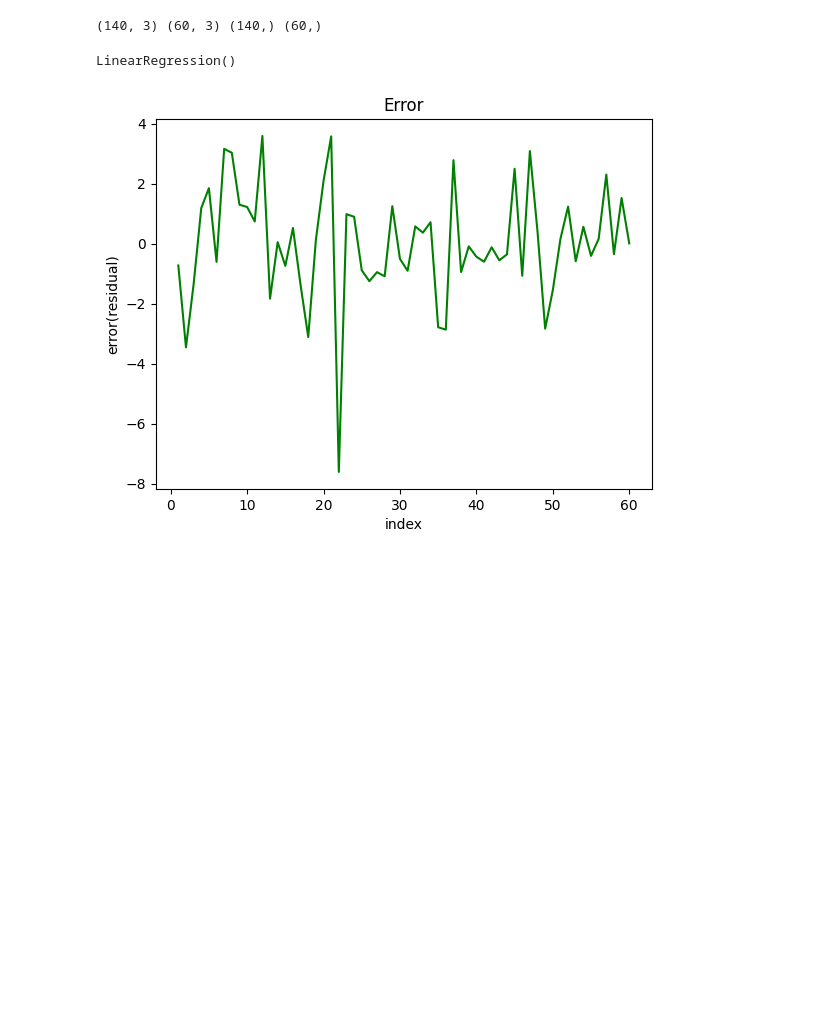
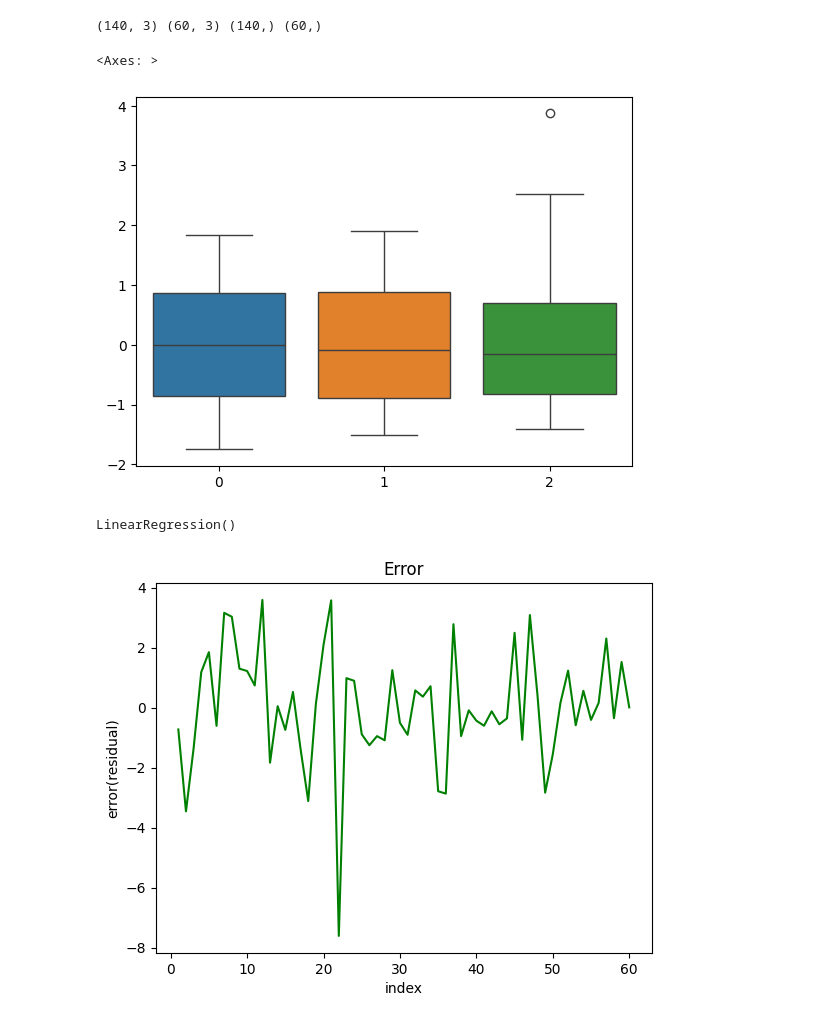
Before and after one commit to jiminxchris/pythonmlproject20260205, a Jupyter notebook: 01_회귀_광고.ipynb, the cells around one changed output. Cells and saved outputs as stored; diff of their text form; code cells hidden in the pictures; blank space fills up the shorter version.

```diff
--- a/01_회귀_광고.ipynb
+++ b/01_회귀_광고.ipynb
@@ -273,4 +275,5 @@ print(w1 * tv + b1)
 # %%
 # 타겟과 속성 분리하기
-X_data2 = # TODO:YOUR_CODE_HERE
-y_data2 = # TODO:YOUR_CODE_HERE
+# X_data2 = advertising[['TV', 'Radio','Newspaper']]  # TODO:YOUR_CODE_HERE
+X_data2 = advertising.drop(['Sales'],axis=1)
+y_data2 = advertising['Sales']  # TODO:YOUR_CODE_HERE
@@ -283,6 +301,7 @@ sns.boxplot(X_data2)
 from sklearn.model_selection import train_test_split
 
 # TODO:YOUR_CODE_HERE
+X_train2, X_test2, y_train2, y_test2 = train_test_split(X_data2,y_data2,test_size=0.3, random_state=10  )
 print(X_train2.shape, X_test2.shape, y_train2.shape, y_test2.shape)
 # %% [output]
 (140, 3) (60, 3) (140,) (60,)
@@ -291,10 +310,15 @@ print(X_train2.shape, X_test2.shape, y_train2.shape, y_test2.shape)
 # %%
 from sklearn.preprocessing import StandardScaler
 
-scaler = # TODO:YOUR_CODE_HERE
+scaler = StandardScaler() # TODO:YOUR_CODE_HERE
 
-X_train_scaled = scaler.# TODO:YOUR_CODE_HERE
-X_test_scaled = scaler.# TODO:YOUR_CODE_HERE
+X_train_scaled = scaler.fit_transform(X_train2)   # TODO:YOUR_CODE_HERE
+X_test_scaled = scaler.transform(X_test2)   # TODO:YOUR_CODE_HERE
+# %%
+sns.boxplot(X_train_scaled)
+# %% [output]
+<Axes: >
+[figure, added]
 # %%
 # 모델 생성하고 학습시키기
 # %%
```
Also changed, not shown: parts of 12 cells of this notebook.
